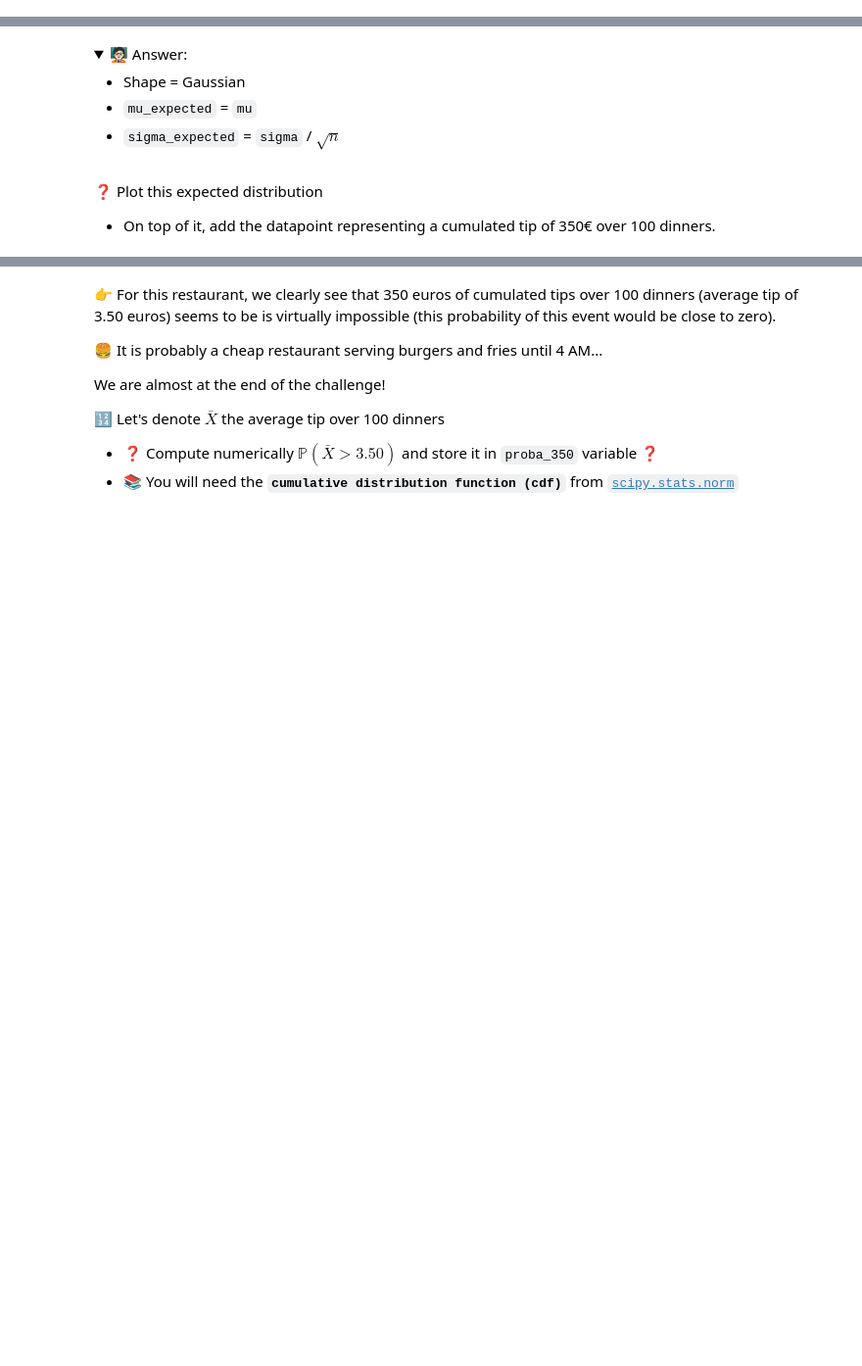
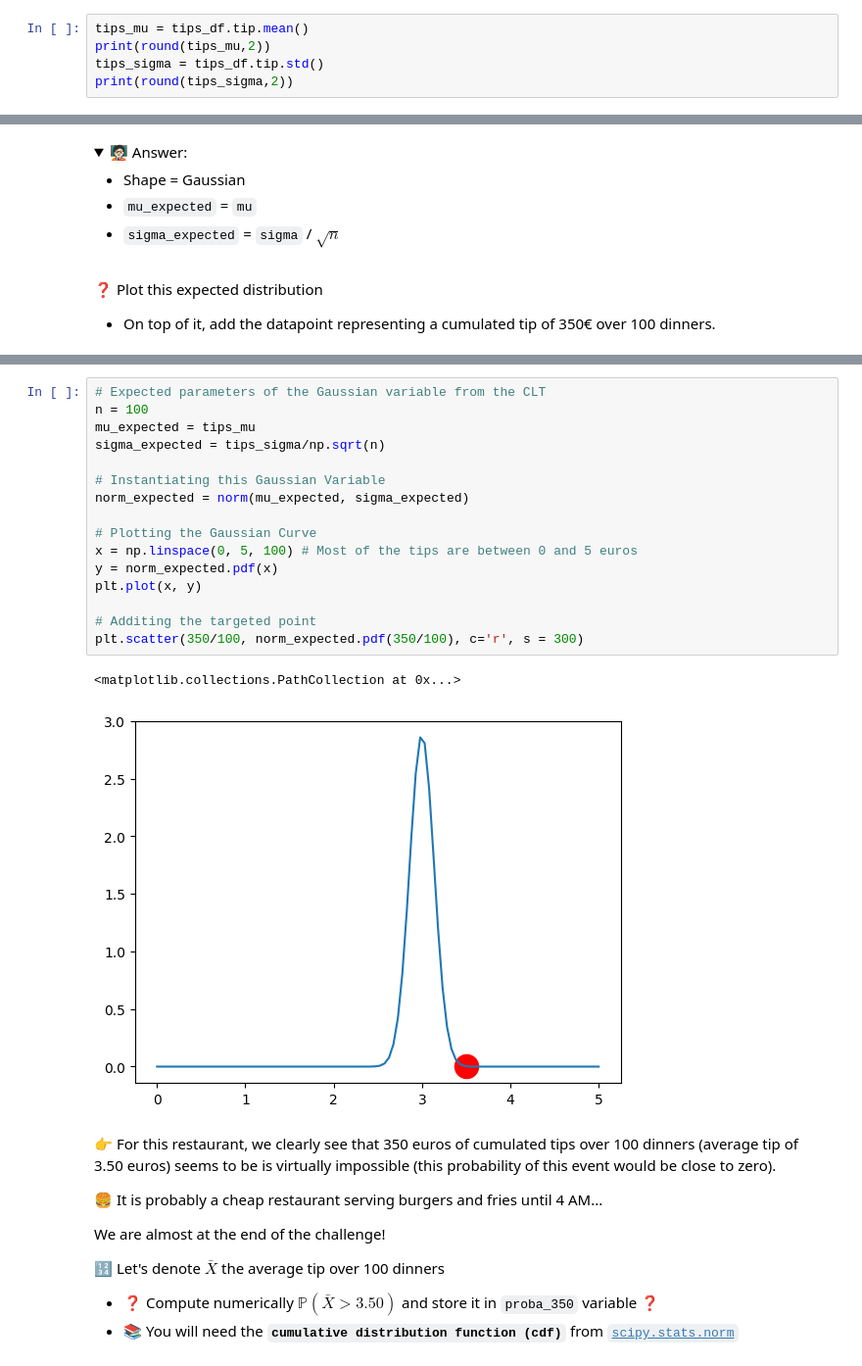
Before and after one commit to pavankumarhm/data-central-limit-theorem, a Jupyter notebook: central-limit-theorem.ipynb, the cells around one changed output, grey strips where cells are left out. Shown at 98% size. Drawn from its saved outputs; the diff is of its cells as text; folded sections open; blank space fills up the shorter version.

```diff
--- a/central-limit-theorem.ipynb
+++ b/central-limit-theorem.ipynb
@@ -91,0 +109,5 @@ Store them into three variables called respectively `tips_mu`, `tips_sigma` and
+# %%
+tips_mu = tips_df.tip.mean()
+print(round(tips_mu,2))
+tips_sigma = tips_df.tip.std()
+print(round(tips_sigma,2))
@@ -291,3 +411,22 @@ From our Exploratory Data Analysis, we have:
+# %%
+# Expected parameters of the Gaussian variable from the CLT
+n = 100
+mu_expected = tips_mu
+sigma_expected = tips_sigma/np.sqrt(n)
+
+# Instantiating this Gaussian Variable
+norm_expected = norm(mu_expected, sigma_expected)
+
+# Plotting the Gaussian Curve
+x = np.linspace(0, 5, 100) # Most of the tips are between 0 and 5 euros
+y = norm_expected.pdf(x)
+plt.plot(x, y)
+
+# Additing the targeted point
+plt.scatter(350/100, norm_expected.pdf(350/100), c='r', s = 300)
+# %% [output]
+<matplotlib.collections.PathCollection at 0x...>
+[figure, added]
 # %% [markdown]
 👉 For this restaurant, we clearly see that 350 euros of cumulated tips over 100 dinners (average tip of 3.50 euros) seems to be is virtually impossible (this probability of this event would be close to zero).
 
```
Also changed, not shown: parts of 34 cells of this notebook, 1 other file.
